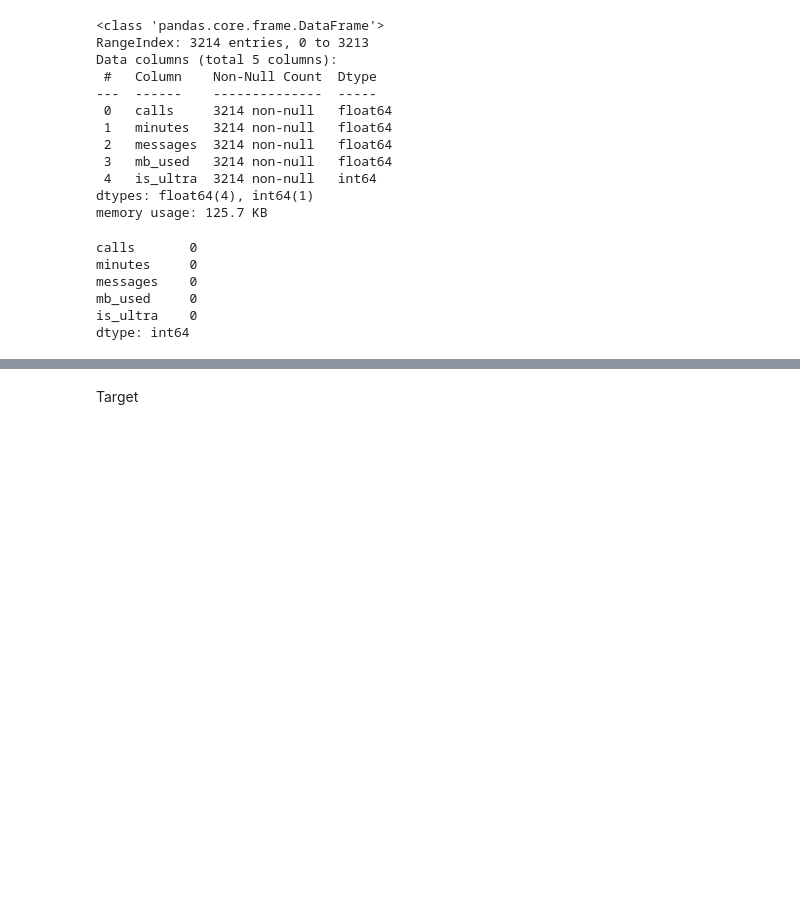
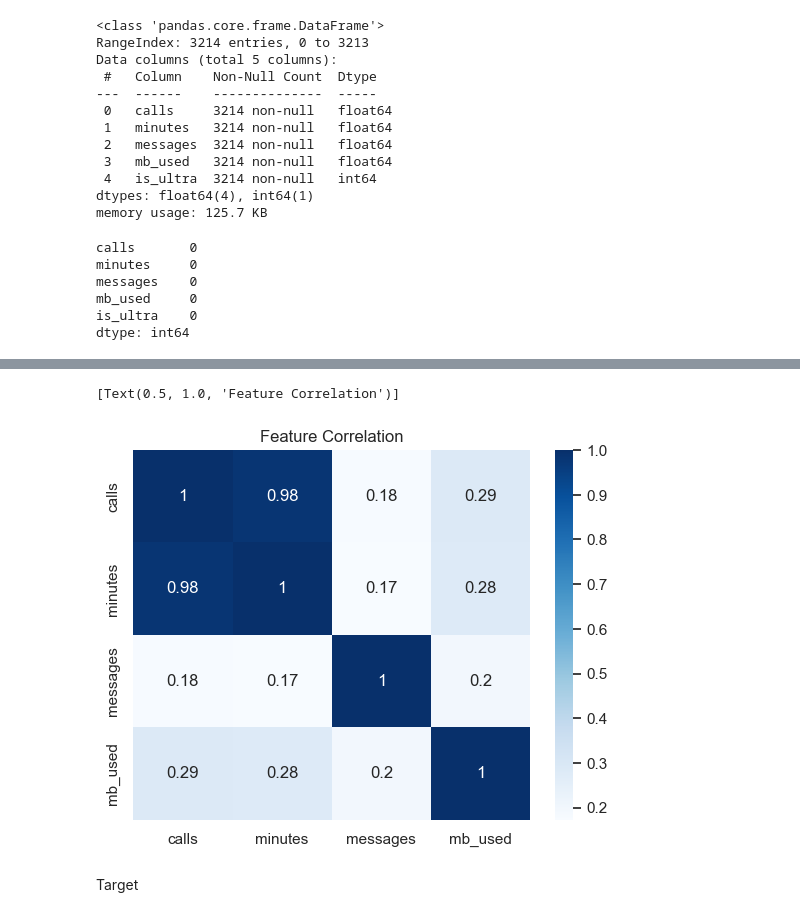
Before and after one commit to mattamx/Projects, a Jupyter notebook: TripleTen Projects/Sprint 7 - Introduction to ML/Intro to ML v2.ipynb, the cells around one changed output, grey strips where cells are left out. Drawn from its saved outputs; the diff is of its cells as text; code cells hidden in the pictures; blank space fills up the shorter version.

```diff
--- a/TripleTen Projects/Sprint 7 - Introduction to ML/Intro to ML v2.ipynb
+++ b/TripleTen Projects/Sprint 7 - Introduction to ML/Intro to ML v2.ipynb
@@ -104,6 +104,11 @@ Descriptive Statistics:
 | 50% | 62.000000 | 430.600000 | 30.000000 | 16943.235000 | 0.000000 |
 | 75% | 82.000000 | 571.927500 | 57.000000 | 21424.700000 | 1.000000 |
 | max | 244.000000 | 1632.060000 | 224.000000 | 49745.730000 | 1.000000 |
+# %%
+sns.heatmap(df.drop('is_ultra', axis=1).corr(), cmap='Blues', annot=True).set(title='Feature Correlation')
+# %% [output]
+[Text(0.5, 1.0, 'Feature Correlation')]
+[figure, added]
 # %% [markdown]
 Target
 # %%
```
Also changed, not shown: parts of 8 cells of this notebook.
